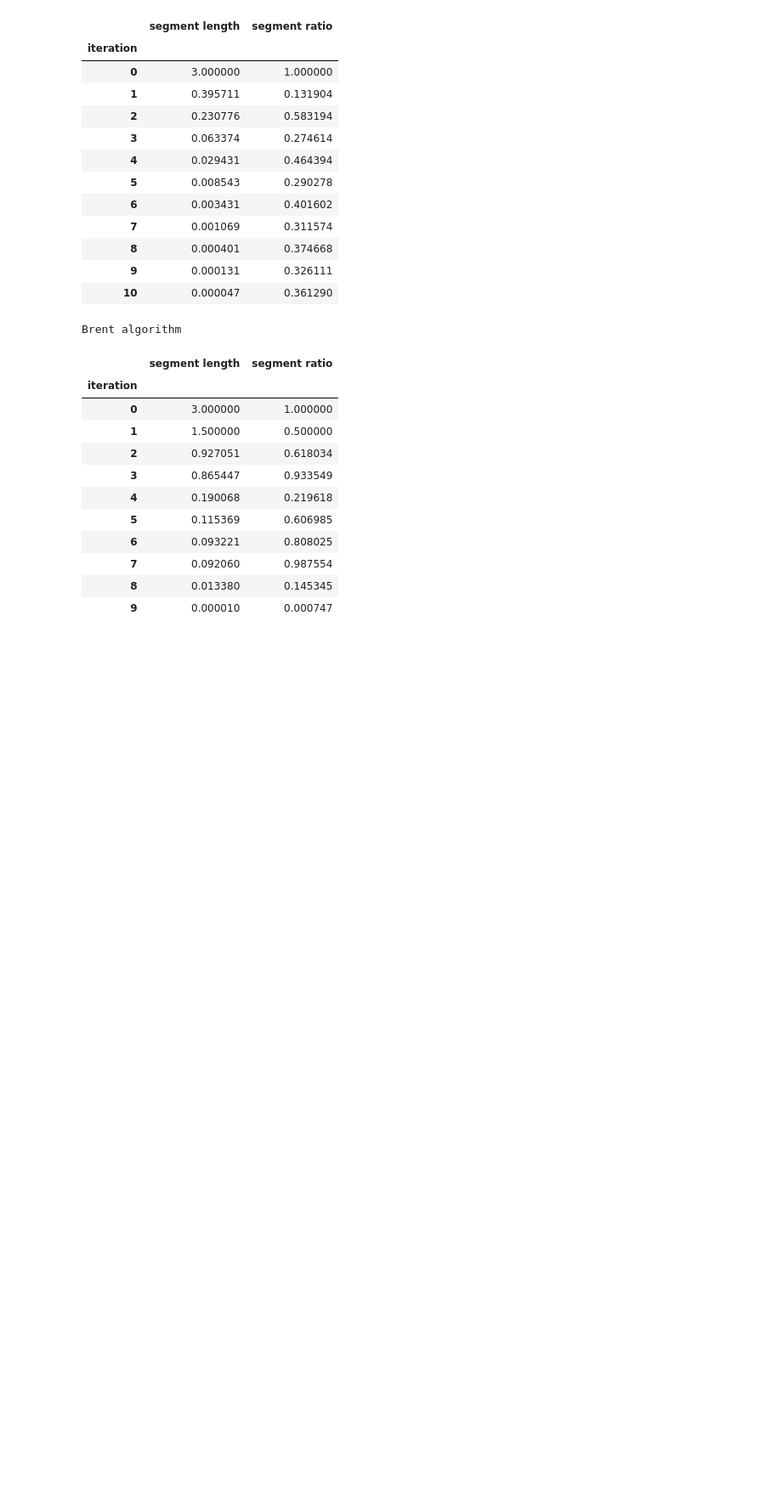
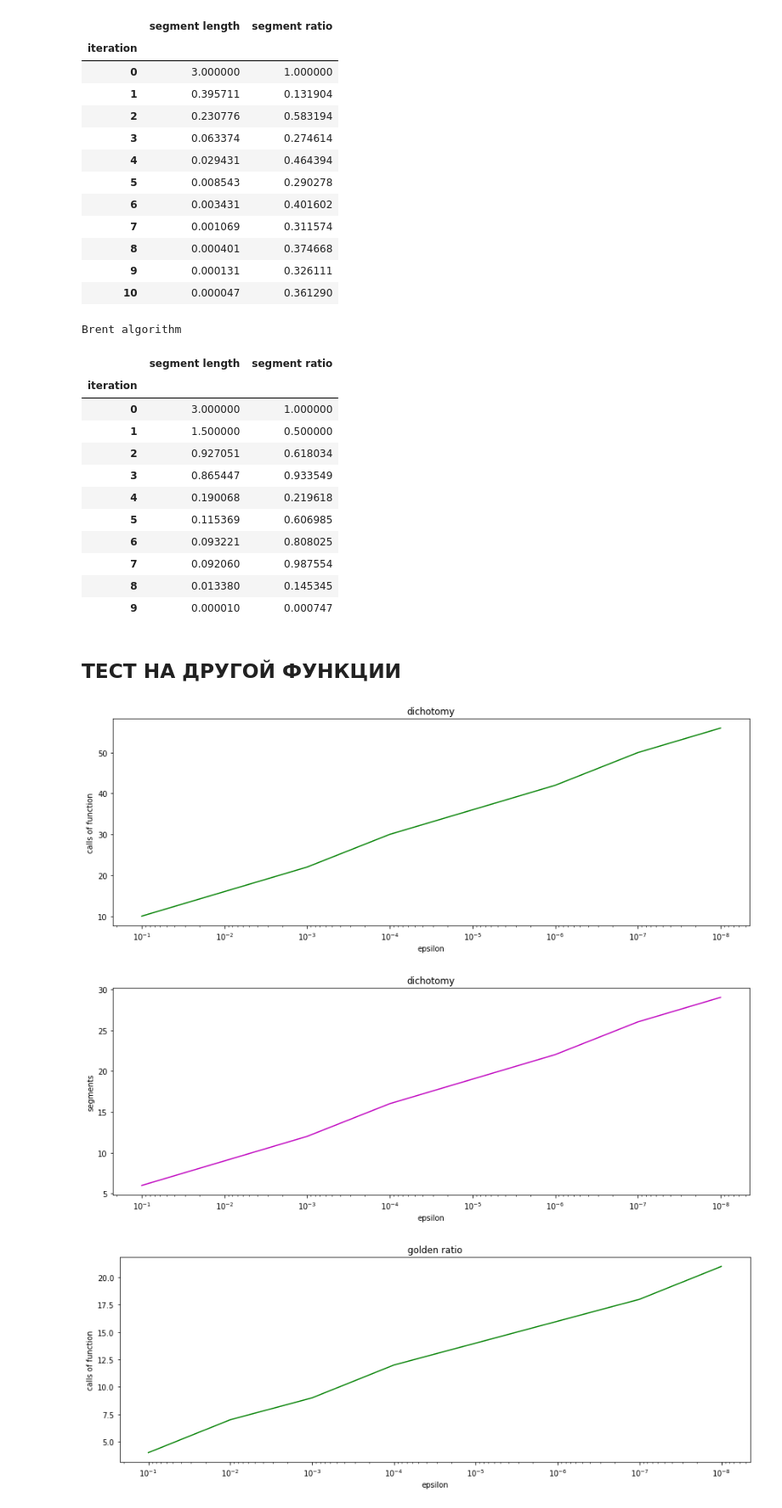
Before and after one commit to Ar4eR-ValerA/AppliedMath.IIISem, a Jupyter notebook: Lab1/graphs_and_tables.ipynb, the cells around one changed output. Shown at 85% size. Drawn from its saved outputs; the diff is of its cells as text; code cells hidden in the pictures; blank space fills up the shorter version.

```diff
--- a/Lab1/graphs_and_tables.ipynb
+++ b/Lab1/graphs_and_tables.ipynb
@@ -341,3 +349,23 @@ Brent algorithm
 | 7 | 0.092060 | 0.987554 |
 | 8 | 0.013380 | 0.145345 |
 | 9 | 0.000010 | 0.000747 |
+# %% [markdown]
+## ТЕСТ НА ДРУГОЙ ФУНКЦИИ
+# %%
+def other_function(x):
+    return math.log(1 / x, 10) + pow(x, 0.7)
+
+a = 0.1
+b = 2
+# %%
+epsilons = [1e-1, 1e-2, 1e-3, 1e-4, 1e-5, 1e-6, 1e-7, 1e-8]
+
+x1, c1, i1 = build_epsilon(dichotomy_algorithm.find_min, other_function, a, b, epsilons, "dichotomy")
+x2, c2, i2 = build_epsilon(golden_ratio_algorithm.find_min, other_function, a, b, epsilons, "golden ratio")
+x3, c3, i3 = build_epsilon(fibonacci_algorithm.find_min, other_function, a, b, epsilons, "fibonacci")
+x4, c4, i4 = build_epsilon(parabola_algorithm.find_min, other_function, a, b, epsilons, "parabola")
+x5, c5, i5 = build_epsilon(brent_algorithm.find_min, other_function, a, b, epsilons, "Brent")
+# %% [output]
+[figure, added]
+[figure, added]
+[figure, added]
```
Also changed, not shown: parts of 6 cells of this notebook.
